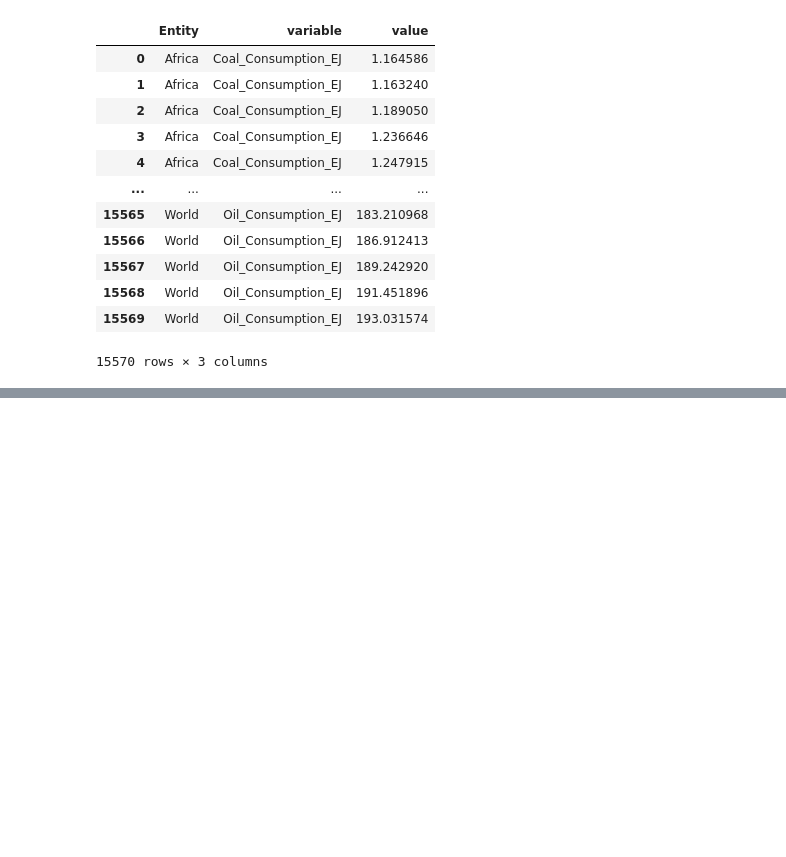
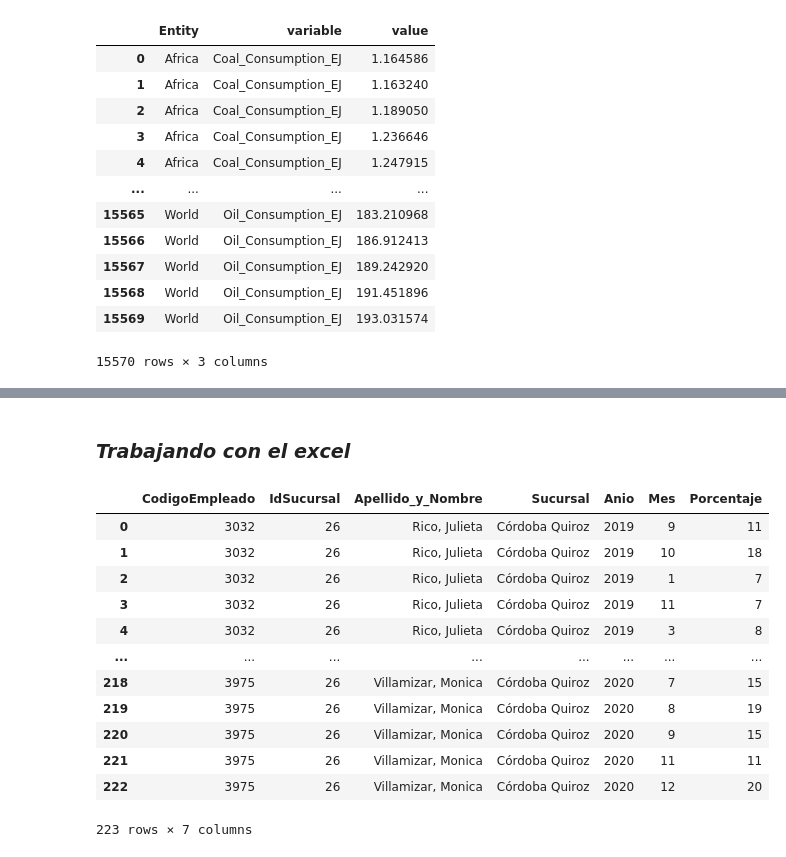
Before and after one commit to Carlos-Montana/Act-tiimiit-alkemy, a Jupyter notebook: Act_19_Pandas/pandas.ipynb, the cells around one changed output, grey strips where cells are left out. Drawn from its saved outputs; the diff is of its cells as text; code cells hidden in the pictures; blank space fills up the shorter version.

```diff
--- a/Act_19_Pandas/pandas.ipynb
+++ b/Act_19_Pandas/pandas.ipynb
@@ -129,0 +165,19 @@ df_csv_melt
+# %% [markdown]
+### *Trabajando con el excel*
+# %%
+df_excel = pd.read_excel('Comisiones.xlsx')
+df_excel
+# %% [output]
+|  | CodigoEmpleado | IdSucursal | Apellido_y_Nombre | Sucursal | Anio | Mes | Porcentaje |
+| 0 | 3032 | 26 | Rico, Julieta | Córdoba Quiroz | 2019 | 9 | 11 |
+| 1 | 3032 | 26 | Rico, Julieta | Córdoba Quiroz | 2019 | 10 | 18 |
+| 2 | 3032 | 26 | Rico, Julieta | Córdoba Quiroz | 2019 | 1 | 7 |
+| 3 | 3032 | 26 | Rico, Julieta | Córdoba Quiroz | 2019 | 11 | 7 |
+| 4 | 3032 | 26 | Rico, Julieta | Córdoba Quiroz | 2019 | 3 | 8 |
+| ... | ... | ... | ... | ... | ... | ... | ... |
+| 218 | 3975 | 26 | Villamizar, Monica | Córdoba Quiroz | 2020 | 7 | 15 |
+| 219 | 3975 | 26 | Villamizar, Monica | Córdoba Quiroz | 2020 | 8 | 19 |
+| 220 | 3975 | 26 | Villamizar, Monica | Córdoba Quiroz | 2020 | 9 | 15 |
+| 221 | 3975 | 26 | Villamizar, Monica | Córdoba Quiroz | 2020 | 11 | 11 |
+| 222 | 3975 | 26 | Villamizar, Monica | Córdoba Quiroz | 2020 | 12 | 20 |
+223 rows × 7 columns
```
Also changed, not shown: parts of 11 cells of this notebook.
